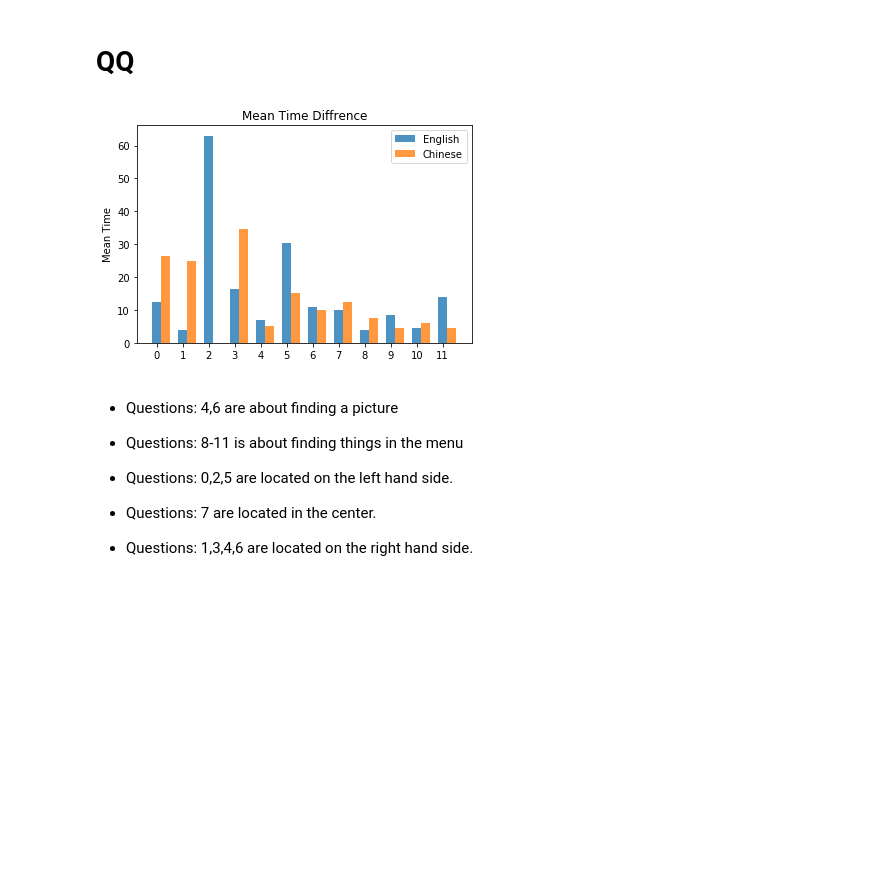
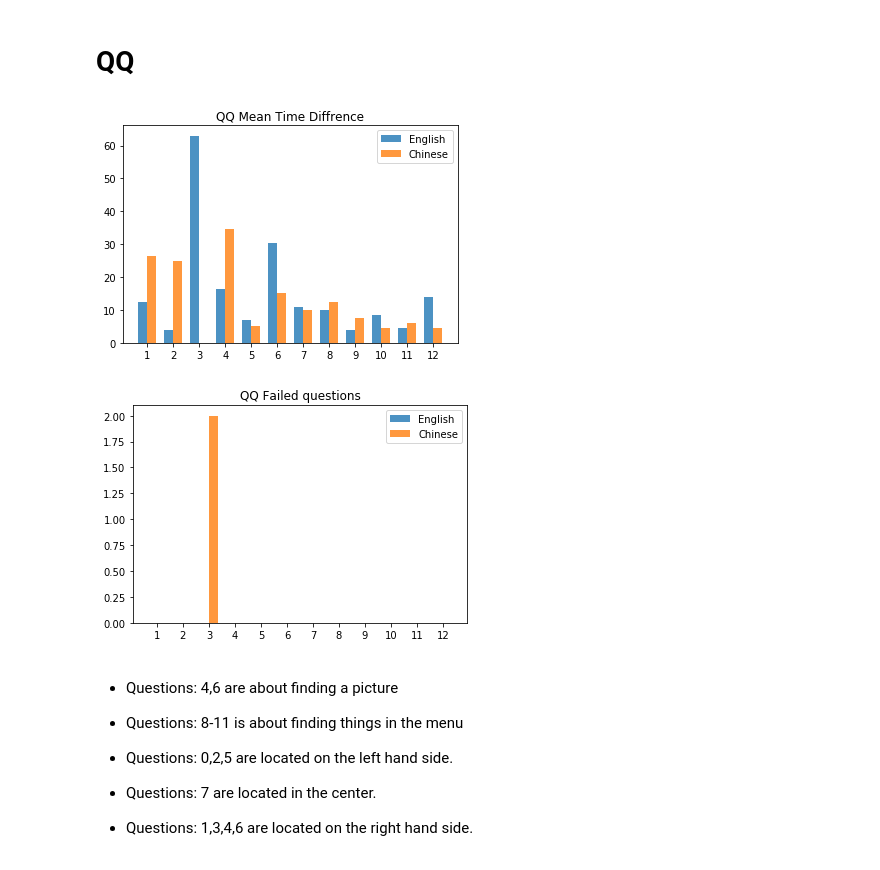
Before and after one commit to mliljenberg/ExJobb, a Jupyter notebook: pilot_study.ipynb, the cells around one changed output. Cells and saved outputs as stored; diff of their text form; code cells hidden in the pictures; blank space fills up the shorter version.

```diff
--- a/pilot_study.ipynb
+++ b/pilot_study.ipynb
@@ -106,20 +176,15 @@ print(sum(mean_bbc_zh))
 185.16666666666669
 # %% [markdown]
 # QQ
-# %%
-fig2, ax2 = plt.subplots()
-bar_width = 0.35
-opacity = 0.8
-plt.bar(np.arange(len(mean_qq_eng)), mean_qq_eng, bar_width, alpha=opacity,label='English')
-plt.bar(np.arange(len(mean_qq_zh))+bar_width, mean_qq_zh, bar_width, alpha=opacity,label='Chinese')
-plt.xticks(np.arange(len(mean_qq_eng)), np.arange(40))
-plt.ylabel('Mean Time')
-plt.title('Mean Time Diffrence')
-plt.legend()
-
-plt.show()
-# %% [output]
-[figure, removed]
+# %%
+length = len(mean_qq_eng)+1
+labels_qq = list(range(1, length))
+
+show_bar_chart(mean_qq_eng,mean_qq_zh,labels_qq,'QQ Mean Time Diffrence')
+show_bar_chart(qq_eng_failed,qq_zh_failed,labels_qq,'QQ Failed questions')
+# %% [output]
+[figure, added]
+[figure, added]
 # %% [markdown]
 * Questions: 4,6 are about finding a picture
 * Questions: 8-11 is about finding things in the menu
```
Also changed, not shown: parts of 5 cells of this notebook, 40 other files.
